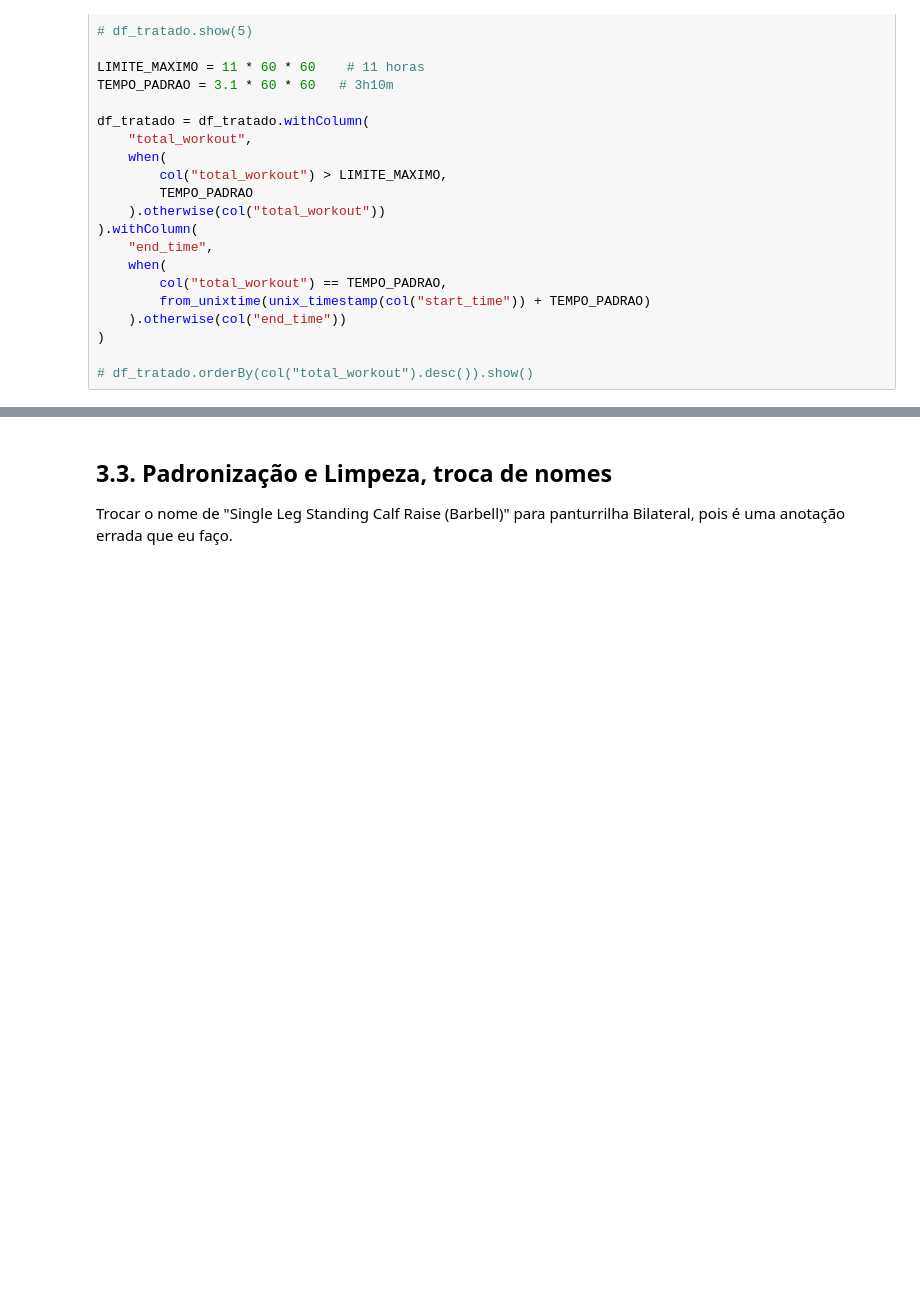
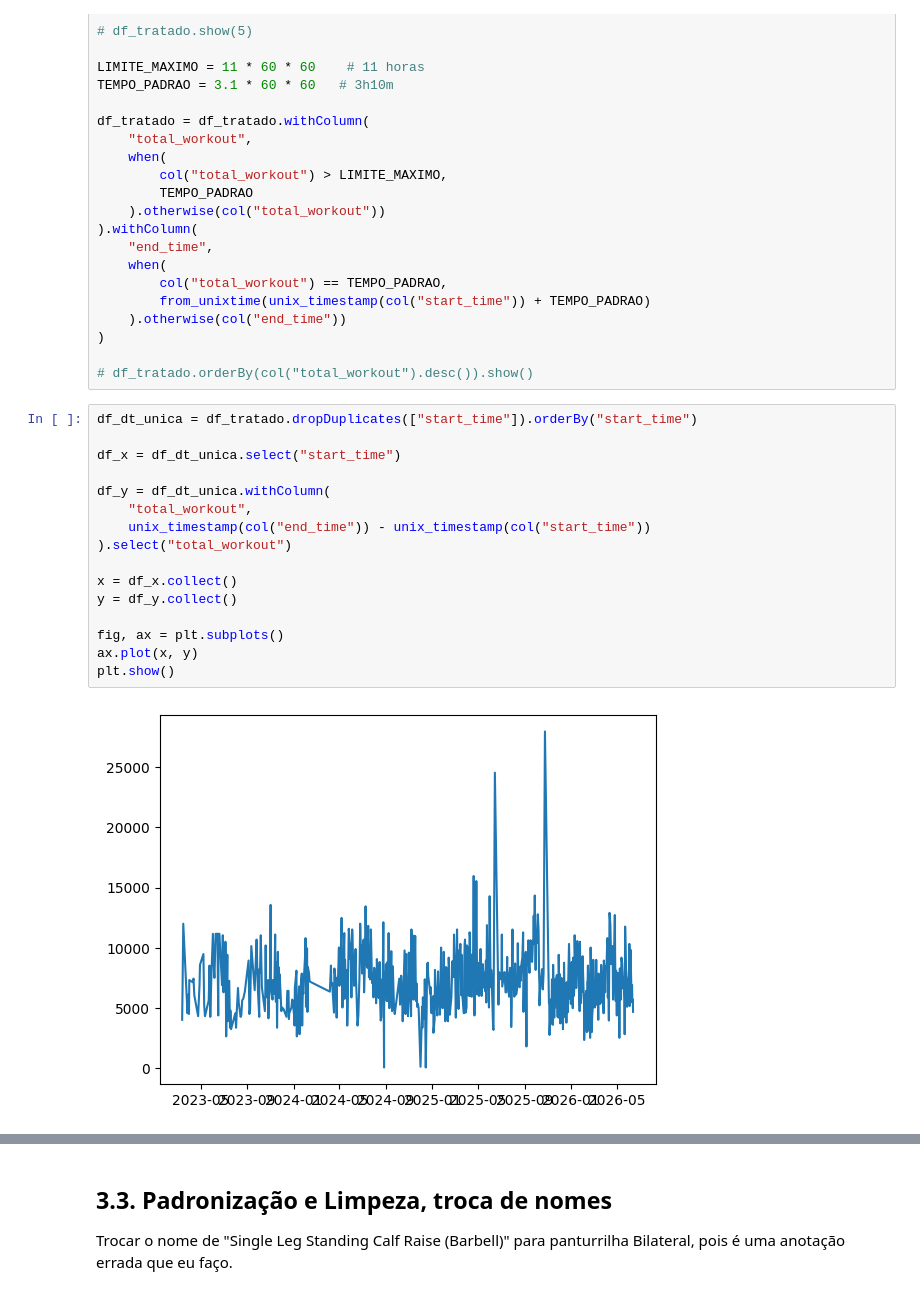
Before and after one commit to LucasDiasAlves/data-set_treino, a Jupyter notebook: spark/notebooks/etl_treinos.ipynb, the cells around one changed output, grey strips where cells are left out. Cells and saved outputs as stored; diff of their text form; blank space fills up the shorter version.

```diff
--- a/spark/notebooks/etl_treinos.ipynb
+++ b/spark/notebooks/etl_treinos.ipynb
@@ -149,6 +148,24 @@ df_tratado = df_tratado.withColumn(
 )
 
 # df_tratado.orderBy(col("total_workout").desc()).show()
+# %%
+df_dt_unica = df_tratado.dropDuplicates(["start_time"]).orderBy("start_time")
+
+df_x = df_dt_unica.select("start_time")
+
+df_y = df_dt_unica.withColumn(
+    "total_workout",
+    unix_timestamp(col("end_time")) - unix_timestamp(col("start_time"))
+).select("total_workout")
+
+x = df_x.collect()
+y = df_y.collect()
+
+fig, ax = plt.subplots()
+ax.plot(x, y)
+plt.show()
+# %% [output]
+[figure, added]
 # %%
 df_tratado.orderBy("total_workout", ascending=True).show()
 # df_pesquisa = df_tratado.filter(col("total_workout").isNull())
```
Also changed, not shown: parts of 2 cells of this notebook, 1 other file.
